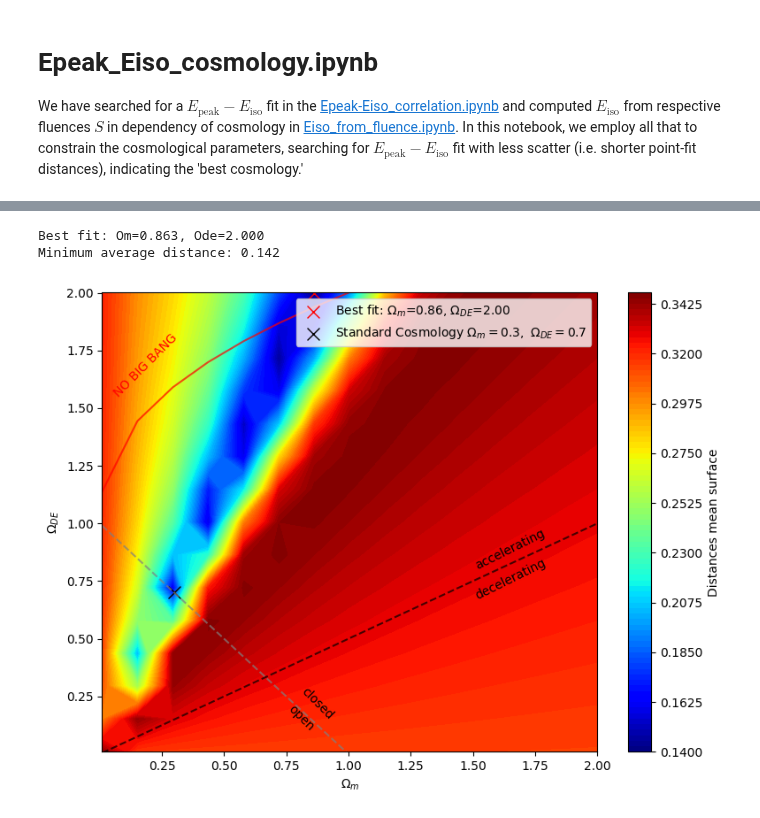
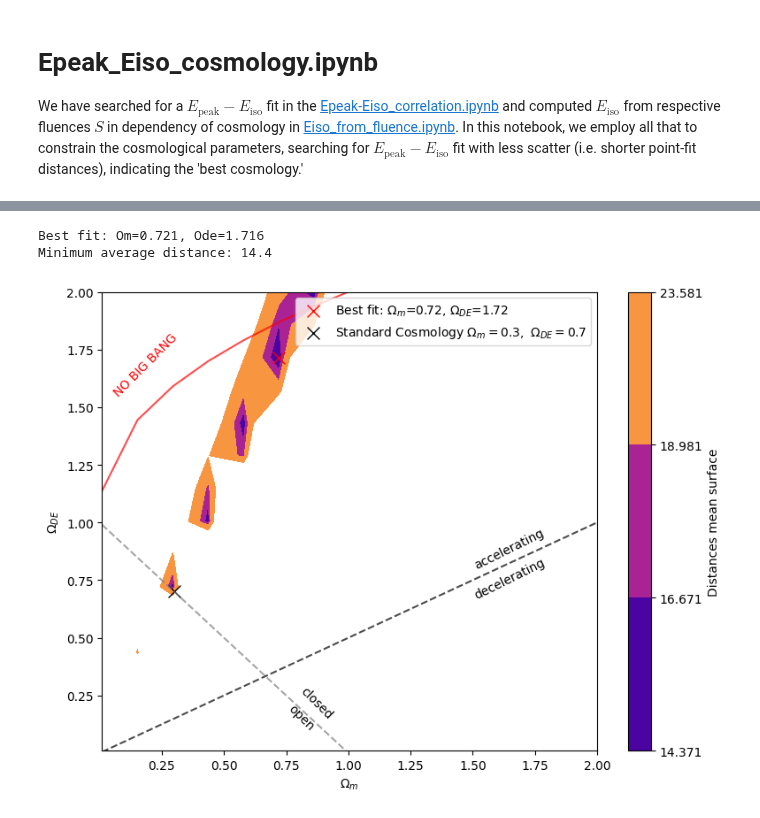
Before and after one commit to joanalnu/OAB-INAF, a Jupyter notebook: Epeak_Eiso_cosmology.ipynb, the cells around one changed output, grey strips where cells are left out. Drawn from its saved outputs; the diff is of its cells as text; code cells hidden in the pictures.

```diff
--- a/Epeak_Eiso_cosmology.ipynb
+++ b/Epeak_Eiso_cosmology.ipynb
@@ -210,7 +213,6 @@ def correlation(x, y=Epeak, xerr=Eiso_err, yerr=Epeak_err):
     return a[a_idx], b[b_idx], np.min(G)
 # %%
 # main
-
 def main(Om,Ode):
 
     distances = np.zeros([len(Om), len(Ode), len(original_Eiso)])
@@ -218,29 +220,29 @@ def main(Om,Ode):
     chi_surface = np.zeros([len(Om), len(Ode)])
 
     # this 3D array consist of a Om-Ode 2 grid and the depth corresponding to the distance for each data point (75)
-    for i, j in tqdm(itertools.product(range(len(Om)), range(len(Ode))), total=len(Om) * len(Ode), desc="Grid Search"):
-    #for i in range(len(Om)):
-        #for j in range(len(Ode)):
-            #try:
+    #for i, j in tqdm(itertools.product(range(len(Om)), range(len(Ode))), total=len(Om) * len(Ode), desc="Cosmological fit"):
+    for i in range(len(Om)):
+        for j in range(len(Ode)):
+            try:
                 Eiso = isotropic_equivalent_energy(z,Omega_m=Om[i],Omega_DE=Ode[j])
+                xcm = np.sum(Eiso)/len(Eiso)
+                Eiso_bc = Eiso-xcm
 
                 # check for NaN or inf values
-                if np.any(~np.isfinite(Eiso)):
+                if np.any(~np.isfinite(Eiso)): # happens with Om=0.0, Ode=0.0
                     distances[i,j,:] = np.inf # instead of NaN which creates problems when finding minimum with argmin
                     medians[i,j] = np.inf
                     tqdm.write(f'{i} {j}\tOm={Om[i]}, Ode={Ode[j]}, Eiso contains infinity on NaN')
                     continue
 
-
-                slope, intercept, chi_surface[i,j] = correlation(x=Eiso,y=Epeak,xerr=Eiso_err,yerr=Epeak_err)
-                slope, intercept = np.polyfit(x=Eiso,y=Epeak,deg=1)
-                distances[i,j,:] = measure_distances(slope, intercept, Eiso, Epeak)
+                slope, intercept, chi_surface[i,j] = correlation(x=Eiso_bc,y=Epeak_bc,xerr=None,yerr=Epeak_err) #xerr=Eiso_err
+                distances[i,j,:] = measure_distances(slope, intercept, Eiso_bc, Epeak_bc)
                 medians[i,j] = np.sum(distances[i,j,:])/len(distances[i,j,:])
 
-                #print(f'{i} {j}\tOm={Om[i]:.3f}, Ode={Ode[j]:.3f}, m_fit={m_fit:.3f}, k_fit={k_fit:.3f}, median = {medians[i,j]:.3f}')
+                #tqdm.write(f'{i} {j}\tOm={Om[i]:.3f}, Ode={Ode[j]:.3f}, m_fit={m_fit:.3f}, k_fit={k_fit:.3f}, median = {medians[i,j]:.3f}')
                 fig, ax = plt.subplots(1,2, figsize=(8,5))
                 ax[0].errorbar(Eiso, Epeak, xerr=Eiso_err, yerr=Epeak_err, fmt='o')
-                ax[0].plot(Eiso, linear_model(Eiso, slope, intercept), c='r', label=f'fit: slope={slope:.3f}, intercept={intercept:.3f}')
+                ax[0].plot(Eiso, linear_model(Eiso_bc, slope, intercept), c='r', label=f'fit: slope={slope:.3f}, intercept={intercept:.3f}')
                 ax[0].set_xlabel(r'$E_\text{iso}$'); ax[0].set_ylabel(r'$E_\text{peak}$'); ax[0].legend()
 
                 ax[1].hist(distances[i,j,:])
@@ -252,11 +254,11 @@ def main(Om,Ode):
                 fig.savefig(f'figures/Om{Om[i]:.3f}_Ode{Ode[j]:.3f}_{i}{j}.png')
                 plt.close()
 
-            #except Exception as e:
-            #    tqdm.write(f'Error at Om={Om[i]:.3f}, Ode={Ode[j]:.3f}')
-            #    distances[i,j,:] = np.inf # mark as invalid
+            except Exception as e:
+                tqdm.write(f'Error at Om={Om[i]:.3f}, Ode={Ode[j]:.3f}')
+                distances[i,j,:] = np.inf # mark as invalid
 
-    np.save(f'distances/{distances.shape}_distances.npy', distances)
+    np.save(f'./distances/{distances.shape}_distances.npy', distances)
 
     return distances, medians, chi_surface
 # %%
@@ -283,15 +285,13 @@ def create_mask(data, flat=True, no_big_bang=True):
 
     return np.ma.masked_where(mask,data)
 
-def create_contourplot(p1, p2, surface, flat_mask=False, no_big_bang_mask=False, log=False, levels=100, datatype='chi'):
+def create_contourplot(p1, p2, surface, flat_mask=False, no_big_bang_mask=False, levels=100, datatype='chi', cmap='jet'):
     def types(datatype):
         if datatype == 'chi': return r'$\chi^2$'
         elif datatype == 'distances': return 'Distances mean'
         else: return r'Distances mean or $\chi^2$'
 
     masked_surface = create_mask(surface, flat=flat_mask, no_big_bang=no_big_bang_mask)
-    if log:
-        masked_surface = np.log10(masked_surface)
 
     p1_idx, p2_idx = np.unravel_index(np.argmin(masked_surface), masked_surface.shape)
     p1_fit, p2_fit = p1[p1_idx], p2[p2_idx]
@@ -300,11 +300,8 @@ def create_contourplot(p1, p2, surface, flat_mask=False, no_big_bang_mask=False,
     print(f'Minimum average distance: {masked_surface[p1_idx,p2_idx]:.3}')
 
     plt.figure(figsize=(8, 6))
-    im = plt.contourf(Om, Ode, masked_surface.T, cmap='jet', levels=levels)
-    if log:
-        plt.colorbar(im, label=f'Log {types(datatype)} surface')
-    else:
-        plt.colorbar(im, label=f'{types(datatype)} surface')
+    plt.contourf(Om, Ode, masked_surface.T, cmap=cmap, levels=levels)
+    plt.colorbar(label=f'{types(datatype)} surface')
     plt.scatter(p1_fit, p2_fit, c='red', marker='x', s=100, linewidth=1, label=fr'Best fit: $\Omega_m$={p1_fit:.2f}, $\Omega_{{DE}}$={p2_fit:.2f}')
     plt.scatter(0.3, 0.7, c='black', marker='x', s=100, linewidths=1, label=r'Standard Cosmology $\Omega_m = 0.3,\ \Omega_{DE} = 0.7$')
 
@@ -338,7 +335,8 @@ tracker.stop()
 # %%
-plot = create_contourplot(Om, Ode, medians, datatype='distances')
+minimum_chi_squared = np.min(chi_surface)
+plot = create_contourplot(Om, Ode, chi_surface, datatype='distances', levels=[minimum_chi_squared, minimum_chi_squared + 2.3, minimum_chi_squared + 4.61, minimum_chi_squared + 9.21], cmap='plasma')
 add_constraint_lines(plot)
 # %% [output]
-Best fit: Om=0.863, Ode=2.000
-Minimum average distance: 0.142
+Best fit: Om=0.721, Ode=1.716
+Minimum average distance: 14.4
-[figure, old version]
+[figure, new version]
```
Also changed, not shown: parts of 9 cells of this notebook, 1 other file.
